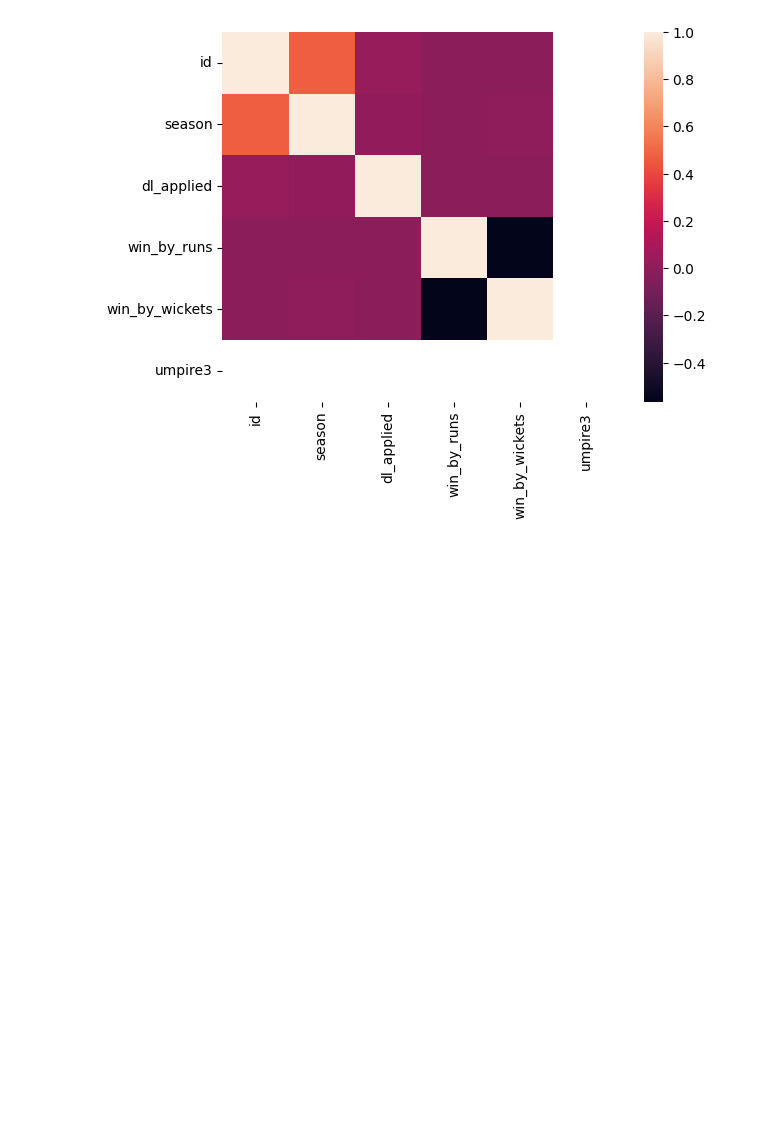
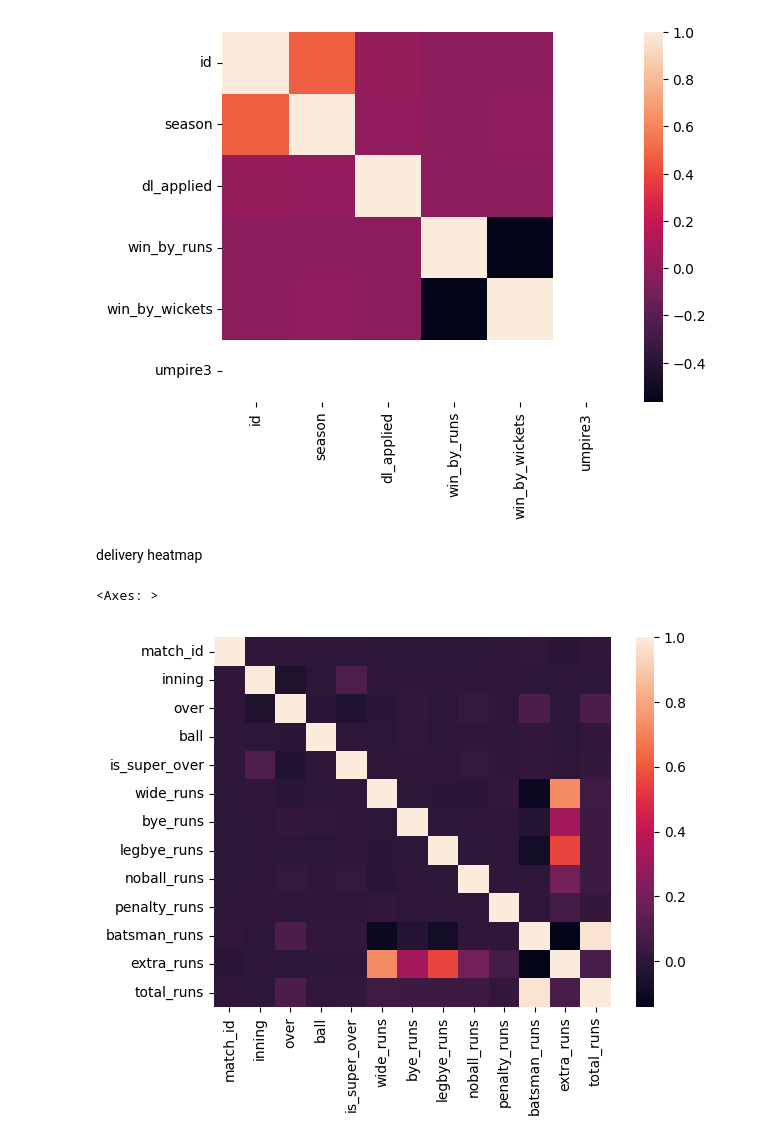
Before and after one commit to gyr0byte/ML-Foundations, a Jupyter notebook: Pandas/8_ipl_analysis.ipynb, the cells around one changed output. Cells and saved outputs as stored; diff of their text form; code cells hidden in the pictures; blank space fills up the shorter version.

```diff
--- a/Pandas/8_ipl_analysis.ipynb
+++ b/Pandas/8_ipl_analysis.ipynb
@@ -754,3 +756,10 @@ sns.heatmap(mm)
 # %% [output]
 <Axes: >
 [figure]
+# %% [markdown]
+delivery heatmap
+# %%
+sns.heatmap(dd)
+# %% [output]
+<Axes: >
+[figure, added]
```
Also changed, not shown: parts of 1 cell of this notebook.
